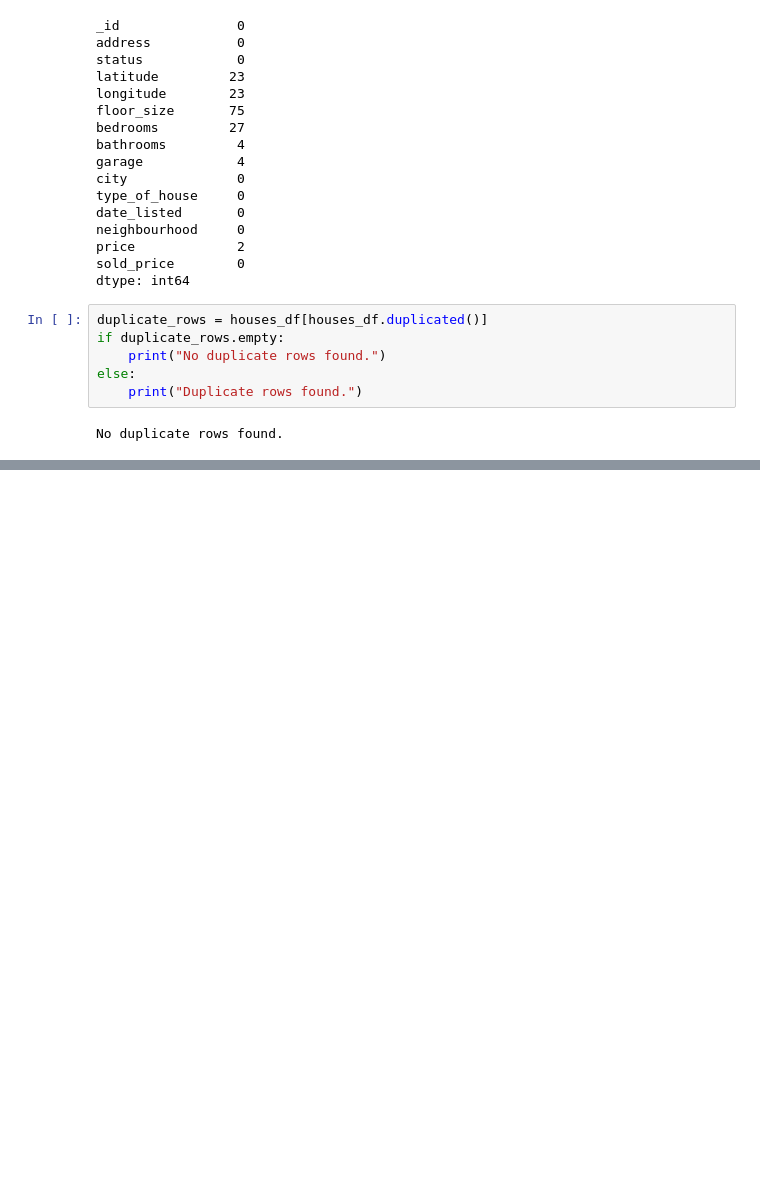
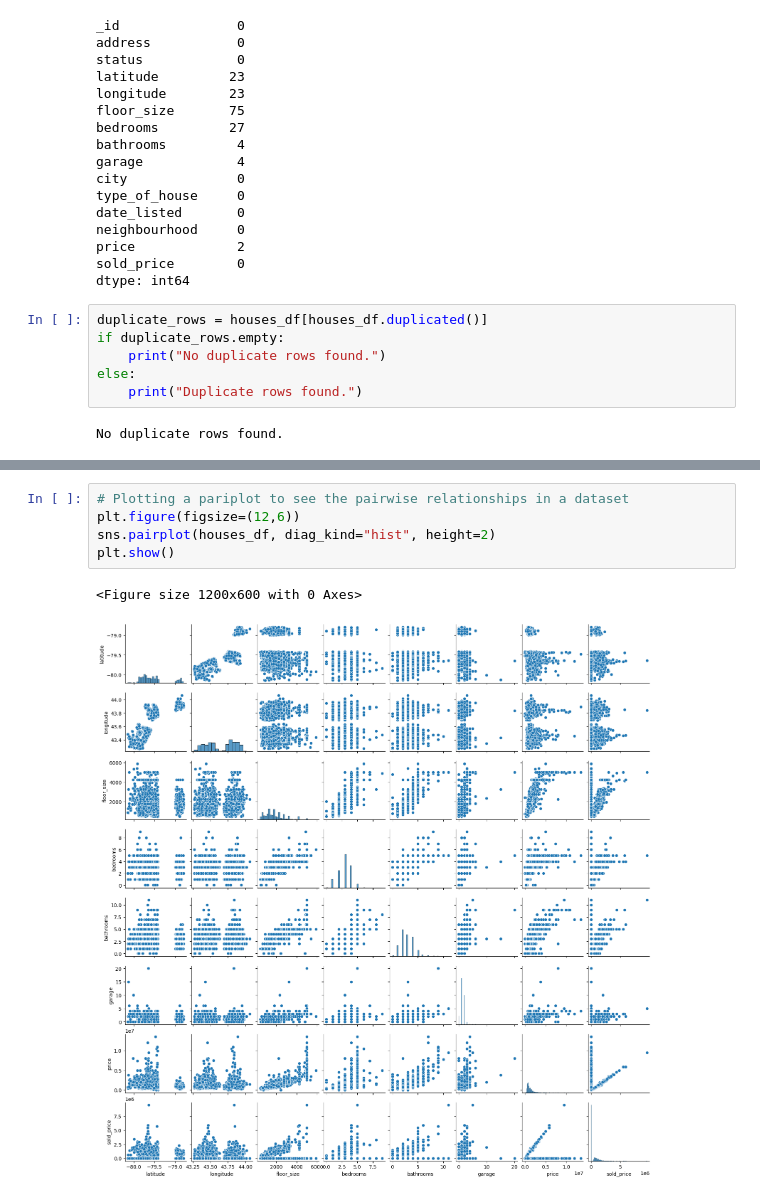
Before and after one commit to MaisieDeGraaf/Housing-Project_Final, a Jupyter notebook: linreg_housing.ipynb, the cells around one changed output, grey strips where cells are left out. Drawn from its saved outputs; the diff is of its cells as text; blank space fills up the shorter version.

```diff
--- a/linreg_housing.ipynb
+++ b/linreg_housing.ipynb
@@ -143,0 +158,8 @@ houses_df.describe().T
+# %%
+# Plotting a pariplot to see the pairwise relationships in a dataset
+plt.figure(figsize=(12,6))
+sns.pairplot(houses_df, diag_kind="hist", height=2)
+plt.show()
+# %% [output]
+<Figure size 1200x600 with 0 Axes>
+[figure, added]
```
Also changed, not shown: parts of 2 cells of this notebook.
